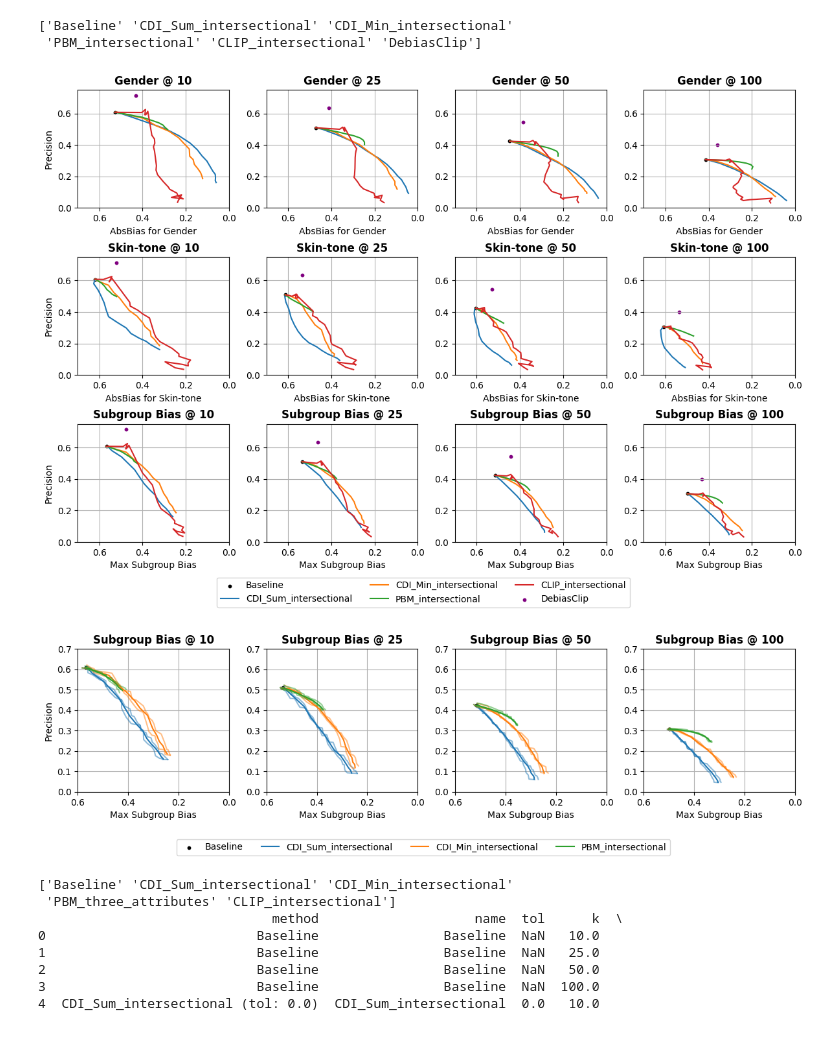
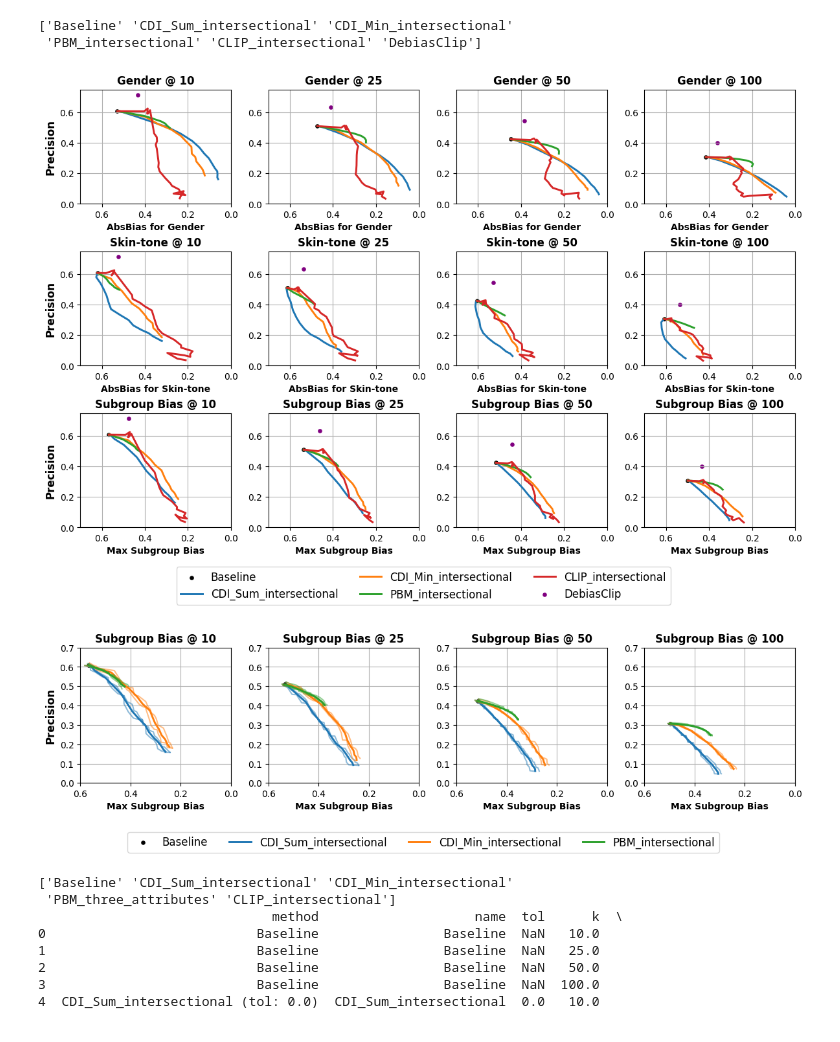
Before and after one commit to apg123/Thesis_CDI, a Jupyter notebook: plots.ipynb, the cells around one changed output. Saved outputs shown, nothing was run; the diff lists cells and outputs as text; code cells hidden in the pictures.

```diff
--- a/plots.ipynb
+++ b/plots.ipynb
@@ -72,6 +71,7 @@ def plot_across_tol(df, k, method_names, axis1, axis2, xlabel=None, ylabel=None,
     plt.show()
 # %%
 
+validation = pd.read_pickle('results/occ2-3-29-validation.pkl')
 
 methods = validation['name'].unique()
 print(methods)
@@ -92,11 +92,11 @@ for i in range(3):
         ax[i, j].set_xlim(.7, 0)
         ax[i, j].grid(True)
         if j == 0:
-            ax[i, j].set_ylabel('Precision')
+            ax[i, j].set_ylabel('Precision', weight='bold', fontsize=12)
         if title == 'Subgroup Bias':
-            ax[i, j].set_xlabel('Max Subgroup Bias')
+            ax[i, j].set_xlabel('Max Subgroup Bias', weight='bold')
         else:
-            ax[i, j].set_xlabel(f'AbsBias for {title}')
+            ax[i, j].set_xlabel(f'AbsBias for {title}', weight='bold')
         for method in methods:
             data = validation[(validation['name'] == method) & (validation['k'] == k)]
             if method in ['Baseline', 'DebiasClip']:
@@ -104,15 +104,15 @@ for i in range(3):
                     c = 'black'
                 if method == 'DebiasClip':
                     c = 'purple'
-                ax[i, j].scatter(np.mean(data[metric]), np.mean(data['Avg_Precision']), label=method, s=10, c = c)
+                ax[i, j].scatter(np.mean(data[metric]), np.mean(data['Avg_Precision']), label=method, s=14, c = c)
             else:
-                ax[i, j].plot(avg_cats(data, "tol")[metric], avg_cats(data, "tol")['Avg_Precision'], label=method)
+                ax[i, j].plot(avg_cats(data, "tol")[metric], avg_cats(data, "tol")['Avg_Precision'], label=method,  linewidth=2.1)
 
         handles, labels = ax[i, j].get_legend_handles_labels()
 
 fig.tight_layout(rect=[0, 0, 1.2, 1.2])
-fig.legend(handles, labels, loc='lower center', ncols=3)
-fig.subplots_adjust(bottom=0.15)
+fig.legend(handles, labels, loc='lower center', ncols=3, fontsize='large')
+fig.subplots_adjust(bottom=0.18)
 fig.show()
 
 methods = ['Baseline', 'CDI_Sum_intersectional', 'CDI_Min_intersectional', 'PBM_intersectional']
@@ -124,42 +124,42 @@ titles = ['Subgroup Bias']
 metrics = ['Avg_Max_MC_Bias']
 for i in range(1):
     title = titles[i]
     metric = metrics[i]
     for j in range(4):
         k = ks[j]
         ax[j].set_title(f'{title} @ {k}', weight='bold')
         ax[j].set_ylim(0, .7)
         ax[j].set_xlim(.6, 0)
         ax[j].grid(True)
         if j == 0:
-            ax[j].set_ylabel('Precision')
+            ax[j].set_ylabel('Precision', weight='bold', fontsize=12)
         if title == 'Subgroup Bias':
-            ax[j].set_xlabel('Max Subgroup Bias')
+            ax[j].set_xlabel('Max Subgroup Bias', weight='bold')
         else:
-            ax[j].set_xlabel(f'AbsBias for {title}')
+            ax[j].set_xlabel(f'AbsBias for {title}', weight='bold')
         for z, method in enumerate(methods):
             c = colors[z]
             data = validation[(validation['name'] == method) & (validation['k'] == k)]
             if method in ['Baseline', 'DebiasClip']:
-                ax[j].scatter(np.mean(data[metric]), np.mean(data['Avg_Precision']), label=method, s=10, c = c)
+                ax[j].scatter(np.mean(data[metric]), np.mean(data['Avg_Precision']), label=method, s=14, c = c)
             else:
-                ax[j].plot(avg_cats(data, "tol")[metric], avg_cats(data, "tol")['Avg_Precision'], label=method, c=c)
+                ax[j].plot(avg_cats(data, "tol")[metric], avg_cats(data, "tol")['Avg_Precision'], label=method, c=c, linewidth=2.1)
                 bc = data.iloc[is_pareto_efficient_simple(data, 'Avg_Max_MC_Bias', 'Avg_Precision')].sort_values('Avg_Max_MC_Bias', ascending=False)
                 wc = data.iloc[is_pareto_efficient_simple(data, 'Avg_Max_MC_Bias', 'Avg_Precision', xlowerisbetter=False, ylowerisbetter=True)].sort_values('Avg_Max_MC_Bias', ascending=False)
                 ax[j].plot(bc[metric], bc['Avg_Precision'], label='_nolegend_', alpha=.5, c=c)
                 ax[j].plot(wc[metric], wc['Avg_Precision'], label='_nolegend_', alpha=.5, c=c)
 
         handles, labels = ax[j].get_legend_handles_labels()
 
 fig.tight_layout(rect=[0, 0, 1.2, 1.2])
-fig.legend(handles, labels, loc='lower center', ncols=4)
-fig.subplots_adjust(bottom=0.34)
+fig.legend(handles, labels, loc='lower center', ncols=4, fontsize='large')
+fig.subplots_adjust(bottom=0.38)
 fig.show()
 # %% [output]
 ['Baseline' 'CDI_Sum_intersectional' 'CDI_Min_intersectional'
  'PBM_intersectional' 'CLIP_intersectional' 'DebiasClip']
-[figure, old version]
+[figure, new version]
-[figure, old version]
+[figure, new version]
 # %%
 celeba_res = pd.read_pickle('results/celeba-validation.pkl')
 
```
Also changed, not shown: parts of 18 cells of this notebook, 33 other files.
